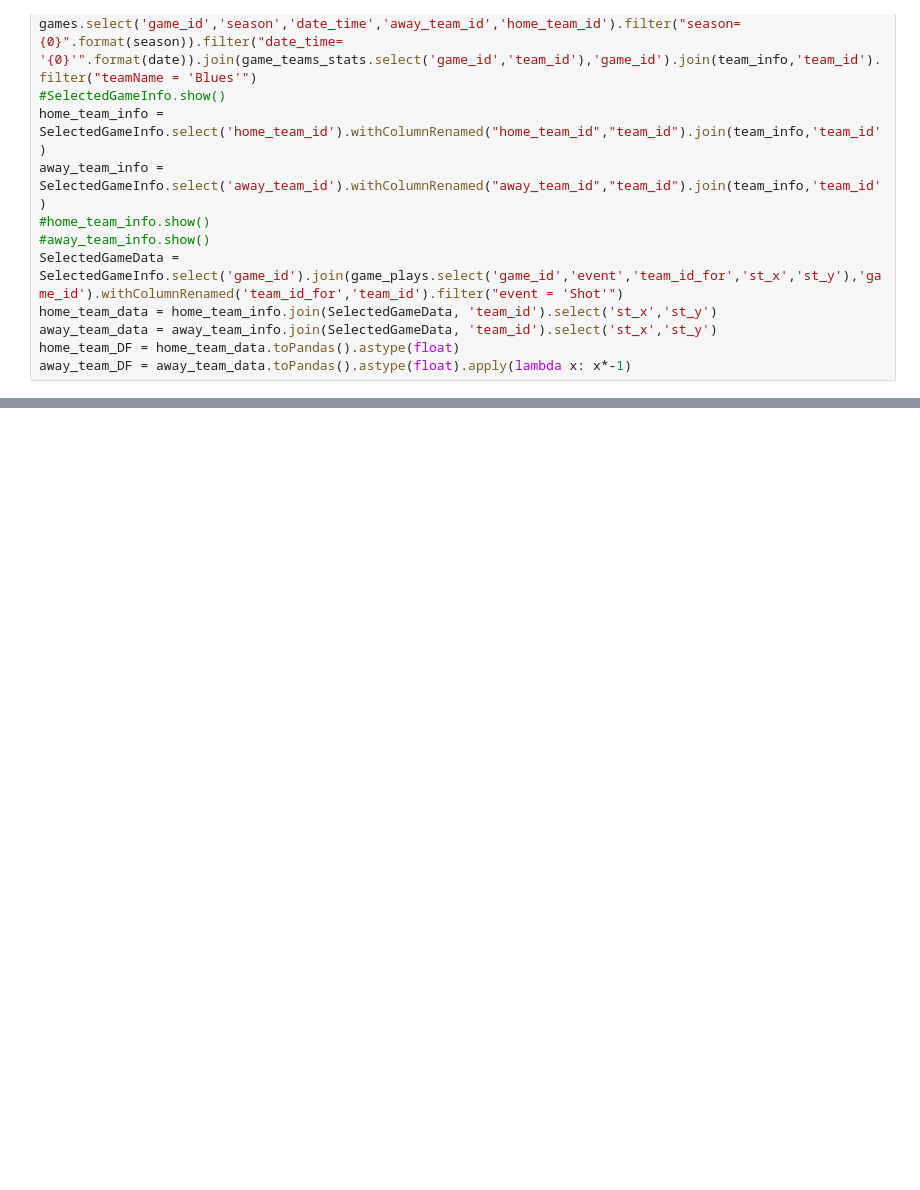
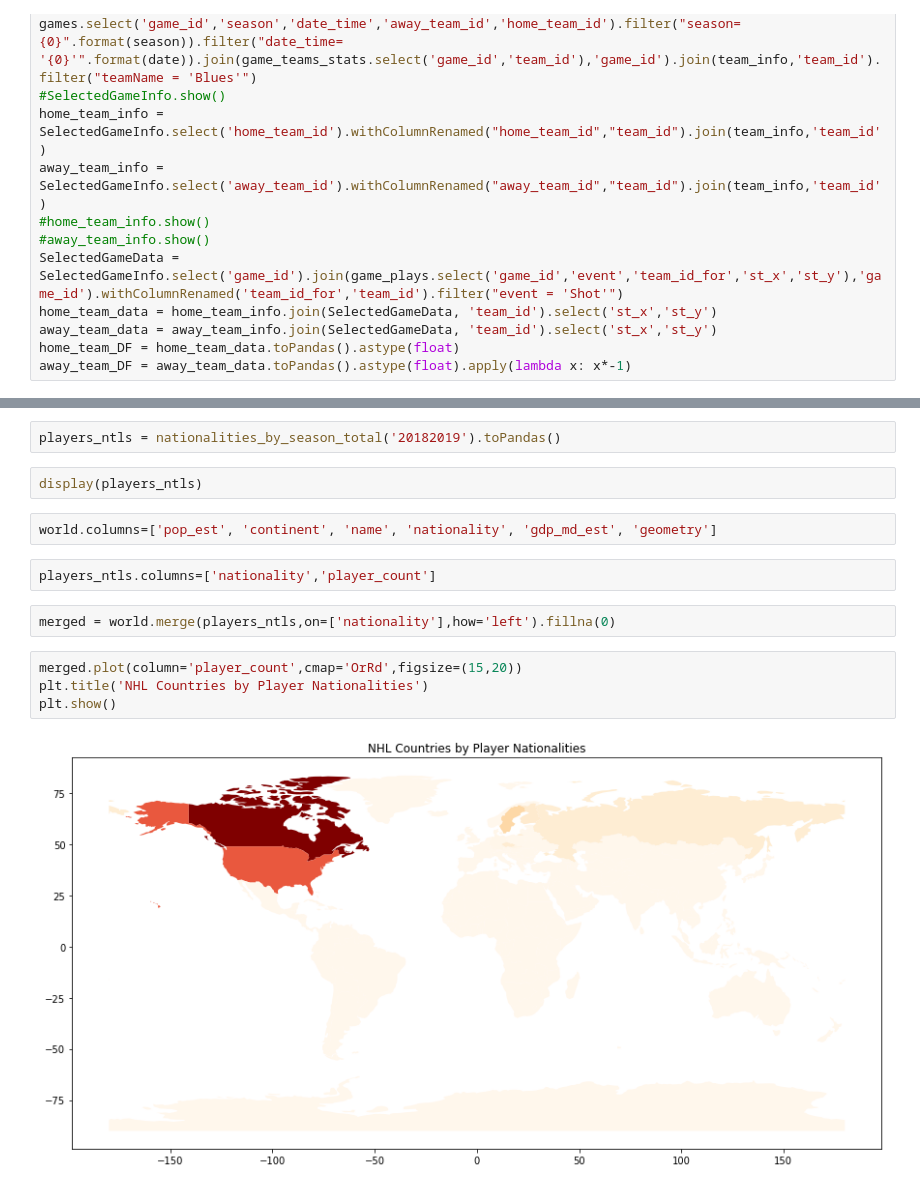
Before and after one commit to WilliamGaryDawkins/NHL-Data-Viz, a Jupyter notebook: CS631_FinalProject.ipynb, the cells around one changed output, grey strips where cells are left out. Drawn from its saved outputs; the diff is of its cells as text; blank space fills up the shorter version.

```diff
--- a/CS631_FinalProject.ipynb
+++ b/CS631_FinalProject.ipynb
@@ -224,0 +315,16 @@ plt.show()
+# %%
+players_ntls = nationalities_by_season_total('20182019').toPandas()
+# %%
+display(players_ntls)
+# %%
+world.columns=['pop_est', 'continent', 'name', 'nationality', 'gdp_md_est', 'geometry']
+# %%
+players_ntls.columns=['nationality','player_count']
+# %%
+merged = world.merge(players_ntls,on=['nationality'],how='left').fillna(0)
+# %%
+merged.plot(column='player_count',cmap='OrRd',figsize=(15,20))
+plt.title('NHL Countries by Player Nationalities')
+plt.show()
+# %% [output]
+[figure, added]
```
Also changed, not shown: parts of 21 cells of this notebook.
